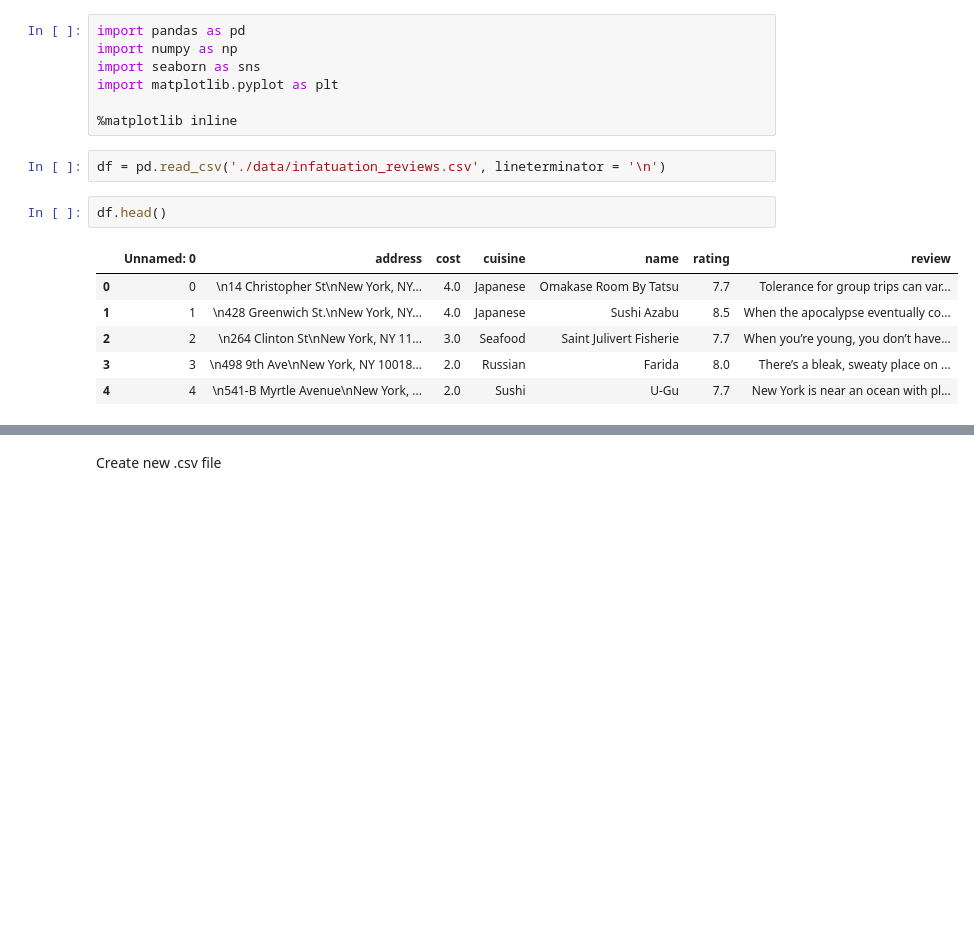
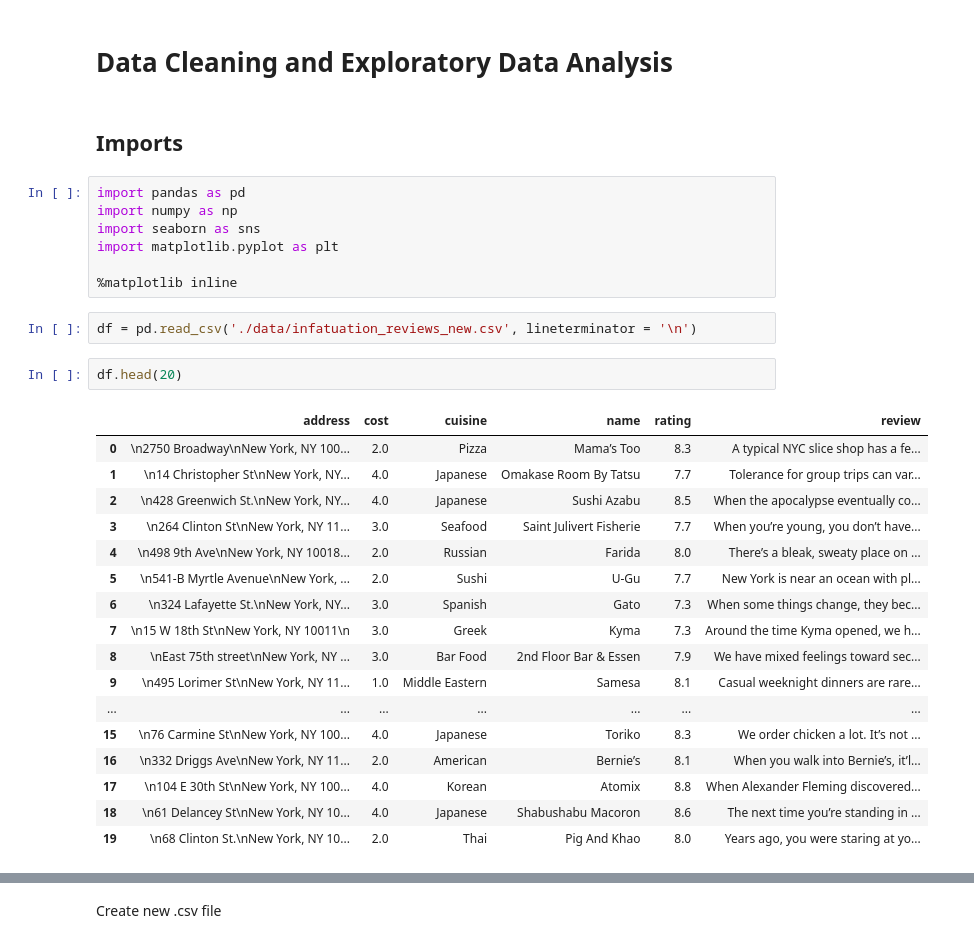
Before and after one commit to EdithIyer/CapstoneEdith, a Jupyter notebook: EDA.ipynb, the cells around one changed output, grey strips where cells are left out. Cells and saved outputs as stored; diff of their text form; blank space fills up the shorter version.

```diff
--- a/EDA.ipynb
+++ b/EDA.ipynb
@@ -1,3 +1,7 @@
+# %% [markdown]
+# Data Cleaning and Exploratory Data Analysis
+# %% [markdown]
+## Imports
 # %%
 import pandas as pd
 import numpy as np
@@ -6,13 +10,24 @@ import matplotlib.pyplot as plt
 
 %matplotlib inline
 # %%
-df = pd.read_csv('./data/infatuation_reviews.csv', lineterminator = '\n')
+df = pd.read_csv('./data/infatuation_reviews_new.csv', lineterminator = '\n')
 # %%
-df.head()
+df.head(20)
 # %% [output]
-|  | Unnamed: 0 | address | cost | cuisine | name | rating | review |
-| 0 | 0 | \n14 Christopher St\nNew York, NY... | 4.0 | Japanese | Omakase Room By Tatsu | 7.7 | Tolerance for group trips can var... |
-| 1 | 1 | \n428 Greenwich St.\nNew York, NY... | 4.0 | Japanese | Sushi Azabu | 8.5 | When the apocalypse eventually co... |
-| 2 | 2 | \n264 Clinton St\nNew York, NY 11... | 3.0 | Seafood | Saint Julivert Fisherie | 7.7 | When you’re young, you don’t have... |
-| 3 | 3 | \n498 9th Ave\nNew York, NY 10018... | 2.0 | Russian | Farida | 8.0 | There’s a bleak, sweaty place on ... |
-| 4 | 4 | \n541-B Myrtle Avenue\nNew York, ... | 2.0 | Sushi | U-Gu | 7.7 | New York is near an ocean with pl... |
+|  | address | cost | cuisine | name | rating | review |
+| 0 | \n2750 Broadway\nNew York, NY 100... | 2.0 | Pizza | Mama’s Too | 8.3 | A typical NYC slice shop has a fe... |
+| 1 | \n14 Christopher St\nNew York, NY... | 4.0 | Japanese | Omakase Room By Tatsu | 7.7 | Tolerance for group trips can var... |
+| 2 | \n428 Greenwich St.\nNew York, NY... | 4.0 | Japanese | Sushi Azabu | 8.5 | When the apocalypse eventually co... |
+| 3 | \n264 Clinton St\nNew York, NY 11... | 3.0 | Seafood | Saint Julivert Fisherie | 7.7 | When you’re young, you don’t have... |
+| 4 | \n498 9th Ave\nNew York, NY 10018... | 2.0 | Russian | Farida | 8.0 | There’s a bleak, sweaty place on ... |
+| 5 | \n541-B Myrtle Avenue\nNew York, ... | 2.0 | Sushi | U-Gu | 7.7 | New York is near an ocean with pl... |
+| 6 | \n324 Lafayette St.\nNew York, NY... | 3.0 | Spanish | Gato | 7.3 | When some things change, they bec... |
+| 7 | \n15 W 18th St\nNew York, NY 10011\n | 3.0 | Greek | Kyma | 7.3 | Around the time Kyma opened, we h... |
+| 8 | \nEast 75th street\nNew York, NY ... | 3.0 | Bar Food | 2nd Floor Bar & Essen | 7.9 | We have mixed feelings toward sec... |
+| 9 | \n495 Lorimer St\nNew York, NY 11... | 1.0 | Middle Eastern | Samesa | 8.1 | Casual weeknight dinners are rare... |
+| ... | ... | ... | ... | ... | ... | ... |
+| 15 | \n76 Carmine St\nNew York, NY 100... | 4.0 | Japanese | Toriko | 8.3 | We order chicken a lot. It’s not ... |
+| 16 | \n332 Driggs Ave\nNew York, NY 11... | 2.0 | American | Bernie’s | 8.1 | When you walk into Bernie’s, it’l... |
+| 17 | \n104 E 30th St\nNew York, NY 100... | 4.0 | Korean | Atomix | 8.8 | When Alexander Fleming discovered... |
+| 18 | \n61 Delancey St\nNew York, NY 10... | 4.0 | Japanese | Shabushabu Macoron | 8.6 | The next time you’re standing in ... |
+| 19 | \n68 Clinton St.\nNew York, NY 10... | 2.0 | Thai | Pig And Khao | 8.0 | Years ago, you were staring at yo... |
```
Also changed, not shown: parts of 98 cells of this notebook, 22 other files.
